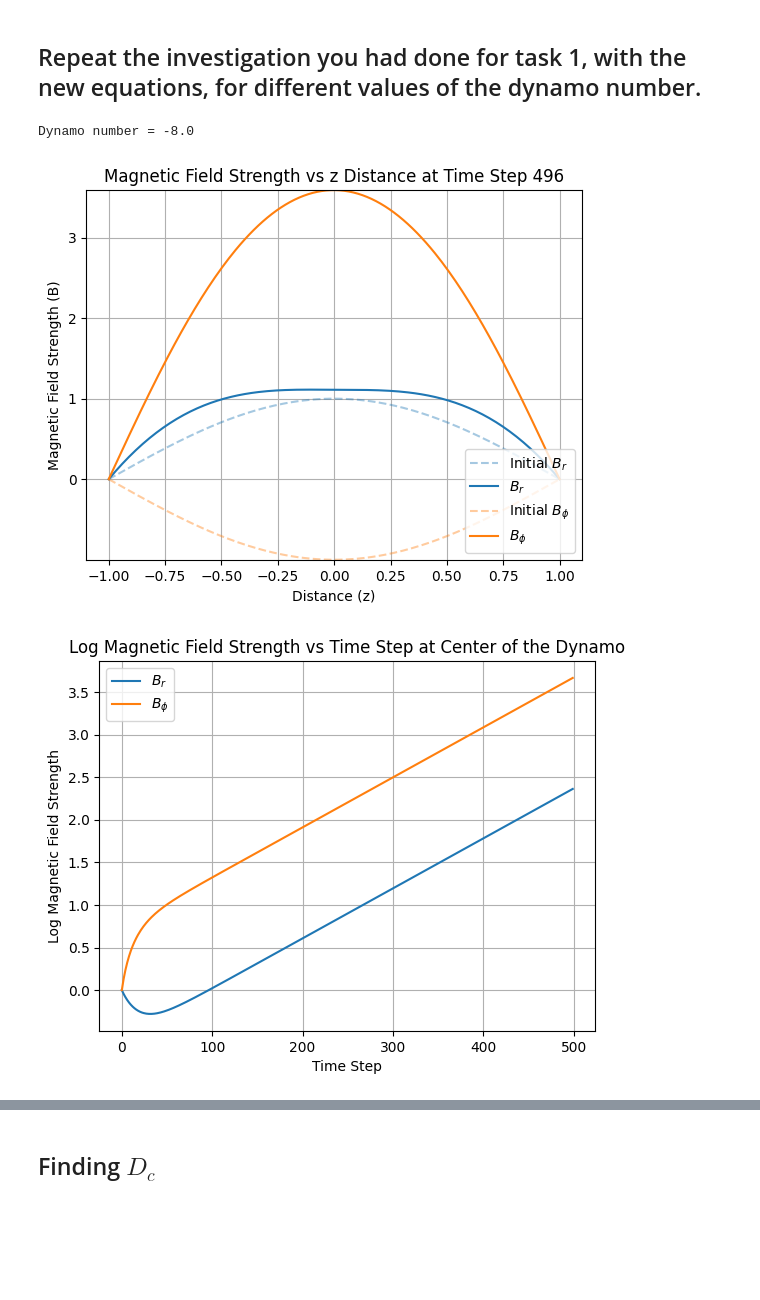
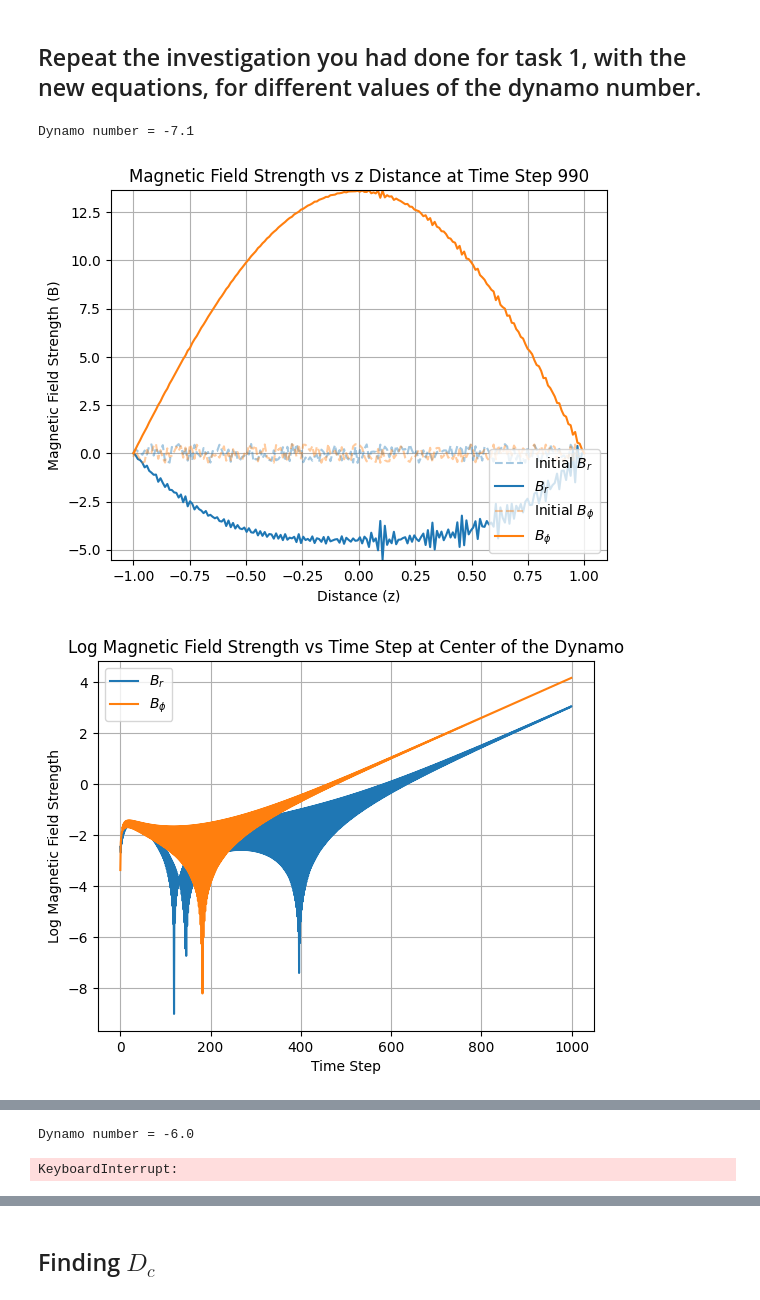
Before and after one commit to PeithonKing/plasma_project, a Jupyter notebook: asgt2.ipynb, the cells around one changed output, grey strips where cells are left out. Drawn from its saved outputs; the diff is of its cells as text; code cells hidden in the pictures; blank space fills up the shorter version.

```diff
--- a/asgt2.ipynb
+++ b/asgt2.ipynb
@@ -121,7 +121,7 @@ Thus for every time step we need to solve this matrix equation to get the values
 # %%
 def solve(U, V, dt, dx, alpha0, omega, q=1, eta = 1, verbose = True):
     assert U.shape == V.shape, "U and V must have the same shape/resolution"
-    U = copy(U)  # copy to avoid changing the original
+    U = -copy(U)  # copy to avoid changing the original
     V = copy(V)  # copy to avoid changing the original
     # if verbose: print(f"U shape: {U.shape}, V shape: {V.shape}")
     a = 1/dt + eta/(dx**2)
@@ -163,28 +163,31 @@ def solve(U, V, dt, dx, alpha0, omega, q=1, eta = 1, verbose = True):
         # solve for V
         V[j, 1:-1] = A_inv @ BV.T
 
-    return U, V
+    return -U, V
 # %% [markdown]
 ## Repeat the investigation you had done for task 1, with the new equations, for different values of the dynamo number.
 # %%
 # Defining Grid and Initial Conditions
-T = 5
-dT = 0.01
+T = 50
+dT = 0.05
 NT = int(T/dT)
 L = 2
 dL = 0.01
 NL = int(L/dL)
 U = np.zeros((NT, NL))  # Initialize U matrix
 V = np.zeros((NT, NL))  # Initialize V matrix
 
-U[0, :] = np.sin(np.linspace(0, np.pi, NL))  # Set the first row of U to sin(x)
-V[0, :] = -np.sin(np.linspace(0, np.pi, NL))
+# U[0, :] = -np.sin(np.linspace(0, np.pi, NL))  # Set the first row of U to sin(x)
+# V[0, :] = np.sin(np.linspace(0, np.pi, NL))
+np.random.seed(0)
+U[0, :] = 1*(np.random.rand(NL)-0.5)
+V[0, :] = 1*(np.random.rand(NL)-0.5)
 
-U, V = solve(U, V, dT, dL, alpha0=1, omega = 8, q = -1, eta = 1)
-make_gif(np.linspace(-L/2, L/2, NL), np.array([U, V]), "growing_dynamo.gif", labels=["$B_r$", "$B_\phi$"], skip_frame=4, till=None, fps=24)
+U, V = solve(U, V, dT, dL, alpha0=1, omega = 7.1, q = -1, eta = 1)
+make_gif(np.linspace(-L/2, L/2, NL), np.array([U, V]), "growing_dynamo.gif", labels=["$B_r$", "$B_\phi$"], skip_frame=40, till=None, fps=24)
 # %% [output]
-Dynamo number = -8.0
+Dynamo number = -7.1
-[figure, old version]
+[figure, new version]
 # %%
 i = int(L/(2*dL))
 plt.plot(np.log(np.abs(U[:, int(L/(2*dL))])), label = "$B_r$")
@@ -198,7 +201,7 @@ plt.legend()
 
 plt.savefig("outputs/asgt2/growing_dynamo_log_plot.png")
 # %% [output]
-[figure, old version]
+[figure, new version]
 # %% [markdown]
 We can see that for Dynamo number $D = -7$ we get a growing dynamo. The gif is shown below:
 
@@ -223,6 +226,9 @@ V[0, :] = np.sin(np.linspace(0, 1*np.pi, NL))
 
 U, V = solve(U, V, dT, dL, alpha0=1, omega = 6, q = -1, eta = 1)
 make_gif(np.linspace(-L/2, L/2, NL), np.array([U, V]), "decaying_dynamo.gif", labels=["$B_r$", "$B_\phi$"], skip_frame=4, till=None, fps=24)
+# %% [output]
+Dynamo number = -6.0
+KeyboardInterrupt:
 # %%
 i = int(L/(2*dL))
 plt.plot(np.log(np.abs(U[:, int(L/(2*dL))])), label = "$B_r$")
```
